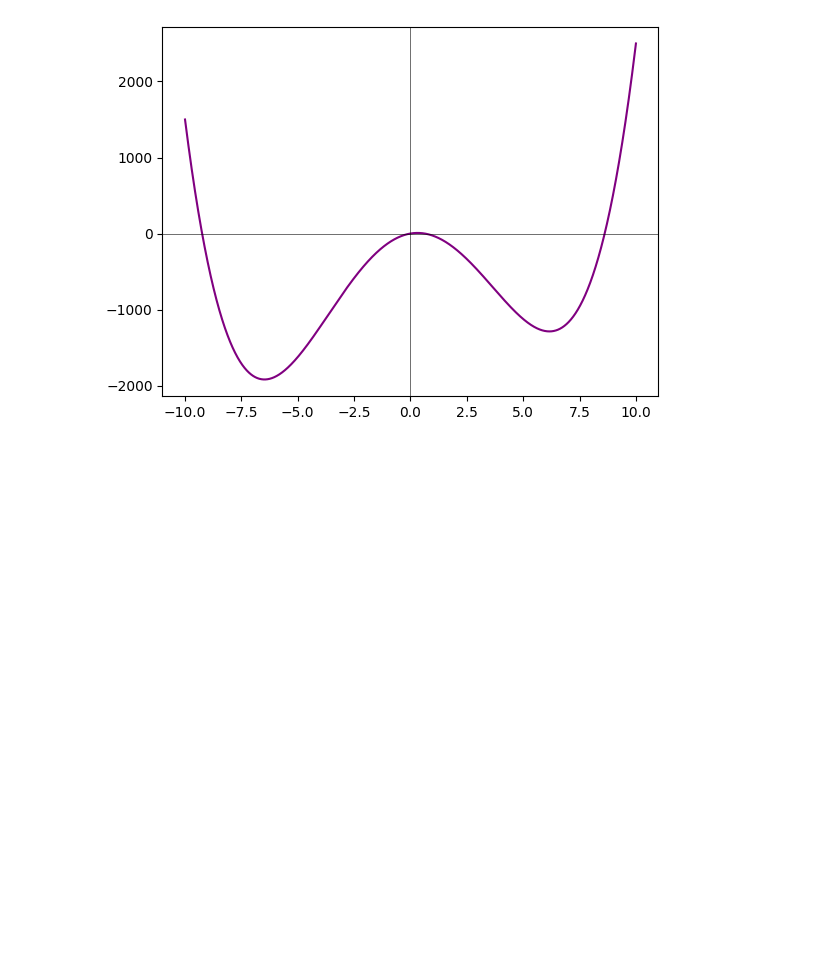
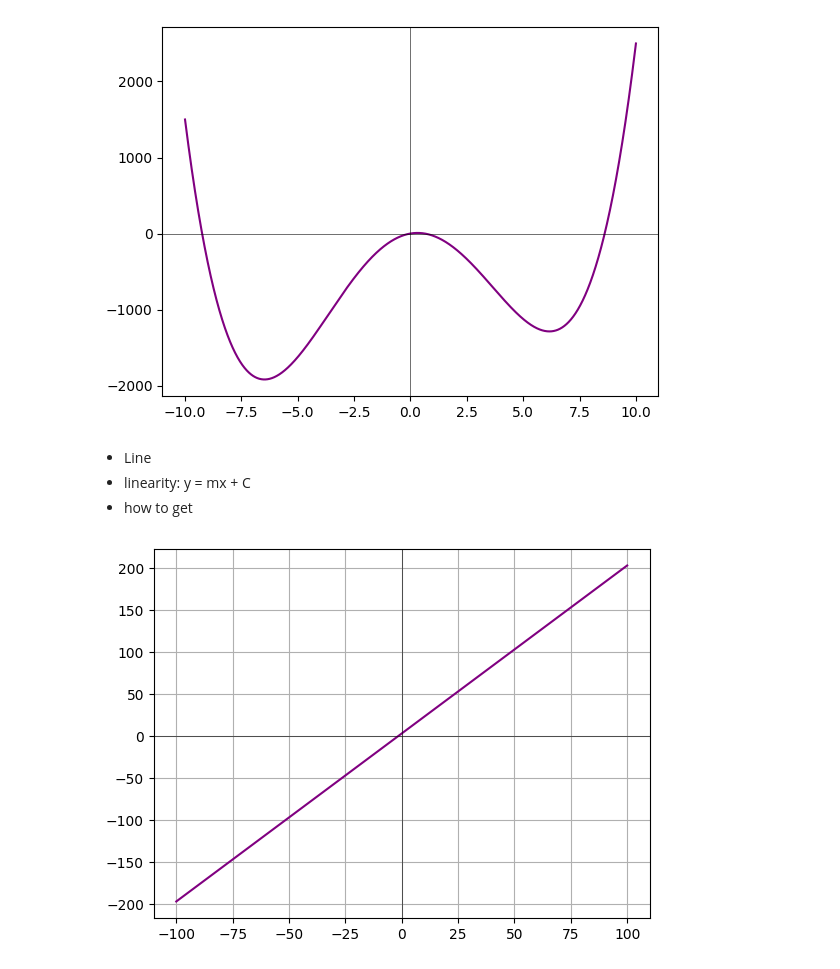
Before and after one commit to domandaris-89/AIML-Batch2, a Jupyter notebook: Day 14 - Calculus Slopes and Gradients/in class slopes and derivatives.ipynb, the cells around one changed output. Drawn from its saved outputs; the diff is of its cells as text; code cells hidden in the pictures; blank space fills up the shorter version.

```diff
--- a/Day 14 - Calculus Slopes and Gradients/in class slopes and derivatives.ipynb
+++ b/Day 14 - Calculus Slopes and Gradients/in class slopes and derivatives.ipynb
@@ -84,3 +86,27 @@ plt.axvline(0, color = 'black', linewidth = 0.4)
 plt.show()
 # %% [output]
 [figure]
+# %% [markdown]
+- Line
+- linearity: y = mx + C
+- how to get
+# %%
+# straight line
+# horizontal cartesian axis
+# vertical axis
+# y = 2x + 3
+
+
+
+x = np.linspace(-100,100,100)
+
+y = (2*x) + 3
+
+
+plt.plot(x,y, color = 'purple')
+plt.axhline(0, color = 'black', linewidth = 0.4)
+plt.axvline(0, color = 'black', linewidth = 0.4)
+plt.grid(True)
+plt.show()
+# %% [output]
+[figure, added]
```
Also changed, not shown: parts of 1 cell of this notebook, 1 other file.
